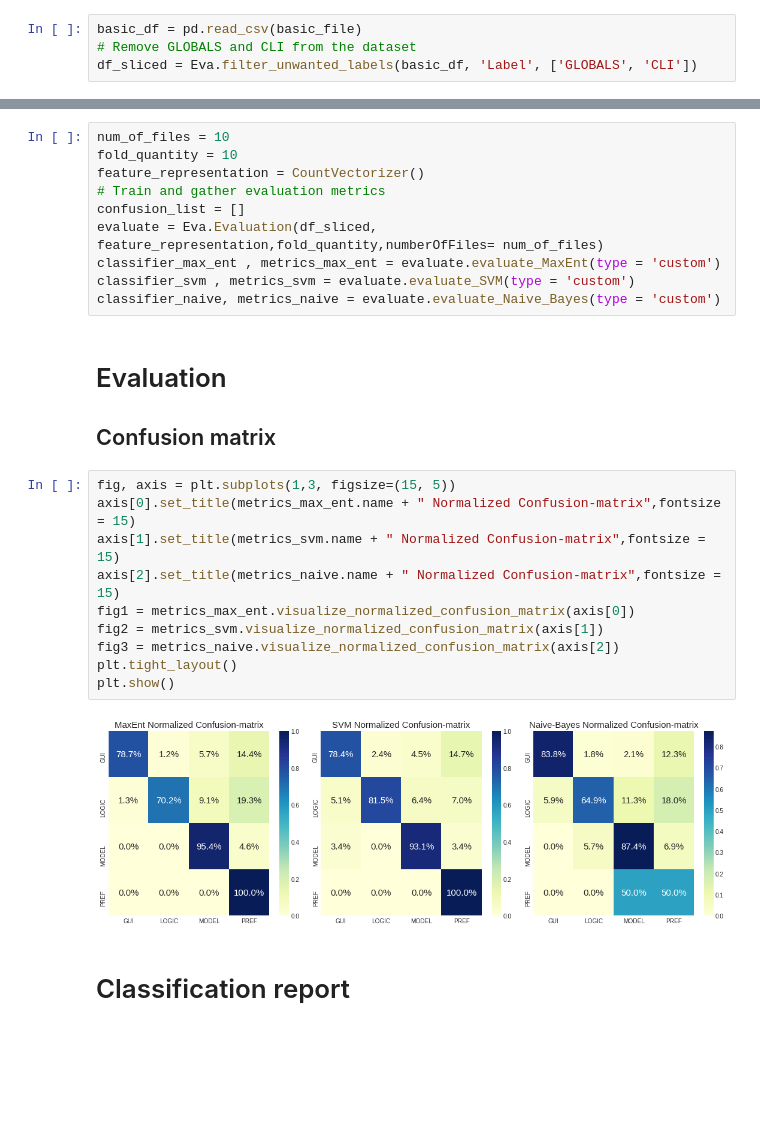
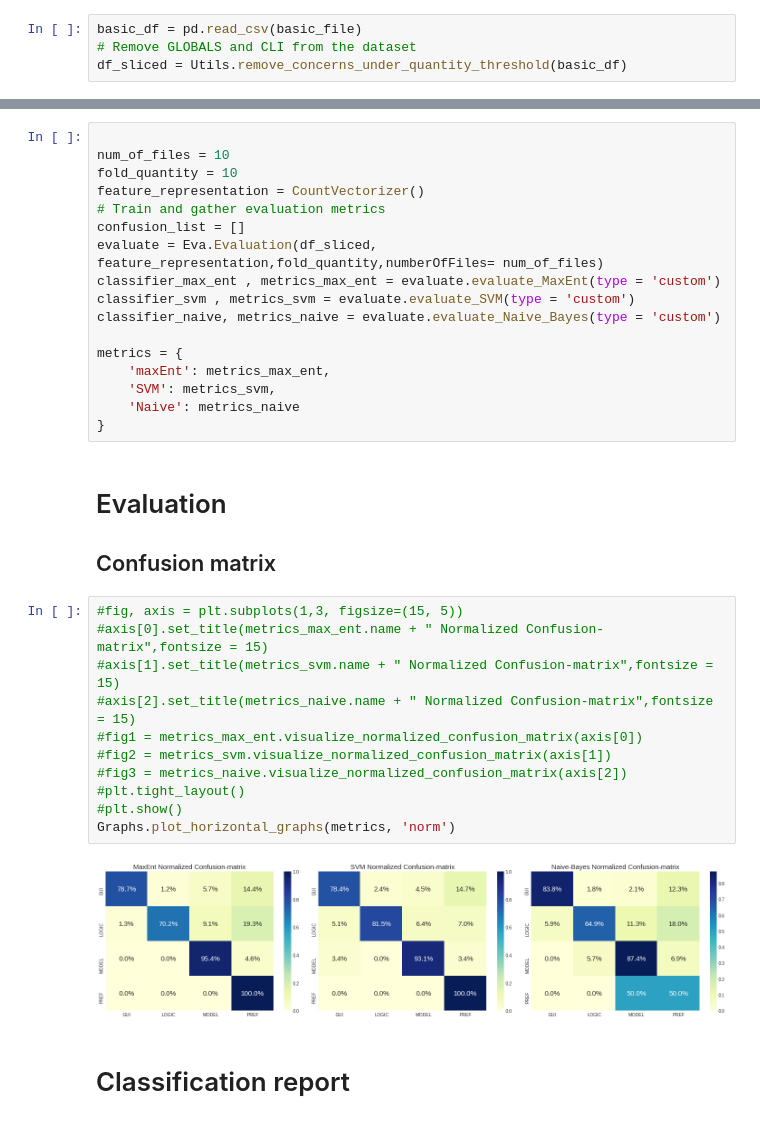
Before and after one commit to alexanderflorean/BSc-JavSoCoClassifier, a Jupyter notebook: jupyter/04_jabref_data_size_abs_num.ipynb, the cells around one changed output, grey strips where cells are left out. Saved outputs shown, nothing was run; the diff lists cells and outputs as text; blank space fills up the shorter version.

Commit message:
decoupled metrics file

```diff
--- a/jupyter/04_jabref_data_size_abs_num.ipynb
+++ b/jupyter/04_jabref_data_size_abs_num.ipynb
@@ -119,7 +120,7 @@ naive_recall_test1 = []
 # %%
 basic_df = pd.read_csv(basic_file)
 # Remove GLOBALS and CLI from the dataset
-df_sliced = Eva.filter_unwanted_labels(basic_df, 'Label', ['GLOBALS', 'CLI'])
+df_sliced = Utils.remove_concerns_under_quantity_threshold(basic_df)
 # %% [markdown]
 # Test:
     - specify number of files/concern
@@ -221,6 +221,7 @@ naive_recall_test2.append(metrics_naive.get_recall_score())
 # %% [markdown]
 # Test 10 files/ concern
 # %%
+
 num_of_files = 10
 fold_quantity = 10
 feature_representation = CountVectorizer()
@@ -230,20 +231,27 @@ evaluate = Eva.Evaluation(df_sliced, feature_representation,fold_quantity,number
 classifier_max_ent , metrics_max_ent = evaluate.evaluate_MaxEnt(type = 'custom')
 classifier_svm , metrics_svm = evaluate.evaluate_SVM(type = 'custom')
 classifier_naive, metrics_naive = evaluate.evaluate_Naive_Bayes(type = 'custom')
+
+metrics = {
+    'maxEnt': metrics_max_ent,
+    'SVM': metrics_svm,
+    'Naive': metrics_naive
+}
 # %% [markdown]
 # Evaluation
 ## Confusion matrix
 # %%
-fig, axis = plt.subplots(1,3, figsize=(15, 5))
-axis[0].set_title(metrics_max_ent.name + " Normalized Confusion-matrix",fontsize = 15)
-axis[1].set_title(metrics_svm.name + " Normalized Confusion-matrix",fontsize = 15)
-axis[2].set_title(metrics_naive.name + " Normalized Confusion-matrix",fontsize = 15)
-fig1 = metrics_max_ent.visualize_normalized_confusion_matrix(axis[0])
-fig2 = metrics_svm.visualize_normalized_confusion_matrix(axis[1])
-fig3 = metrics_naive.visualize_normalized_confusion_matrix(axis[2])
-plt.tight_layout()
-plt.show()
+#fig, axis = plt.subplots(1,3, figsize=(15, 5))
+#axis[0].set_title(metrics_max_ent.name + " Normalized Confusion-matrix",fontsize = 15)
+#axis[1].set_title(metrics_svm.name + " Normalized Confusion-matrix",fontsize = 15)
+#axis[2].set_title(metrics_naive.name + " Normalized Confusion-matrix",fontsize = 15)
+#fig1 = metrics_max_ent.visualize_normalized_confusion_matrix(axis[0])
+#fig2 = metrics_svm.visualize_normalized_confusion_matrix(axis[1])
+#fig3 = metrics_naive.visualize_normalized_confusion_matrix(axis[2])
+#plt.tight_layout()
+#plt.show()
+Graphs.plot_horizontal_graphs(metrics, 'norm')
 # %% [output]
-[figure, old version]
+[figure, new version]
 # %% [markdown]
 # Classification report
```
Also changed, not shown: parts of 34 cells of this notebook, 4 other files.
